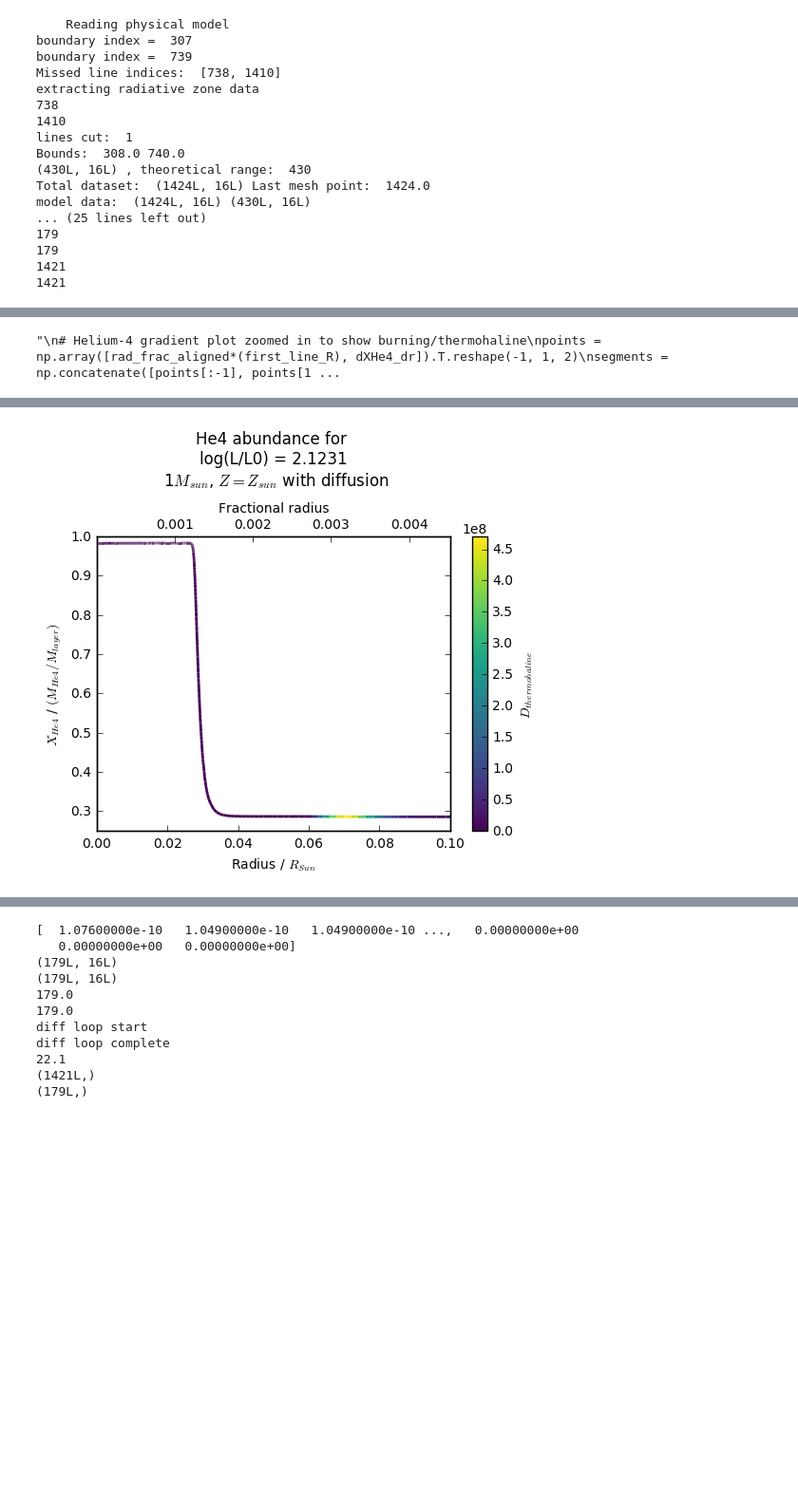
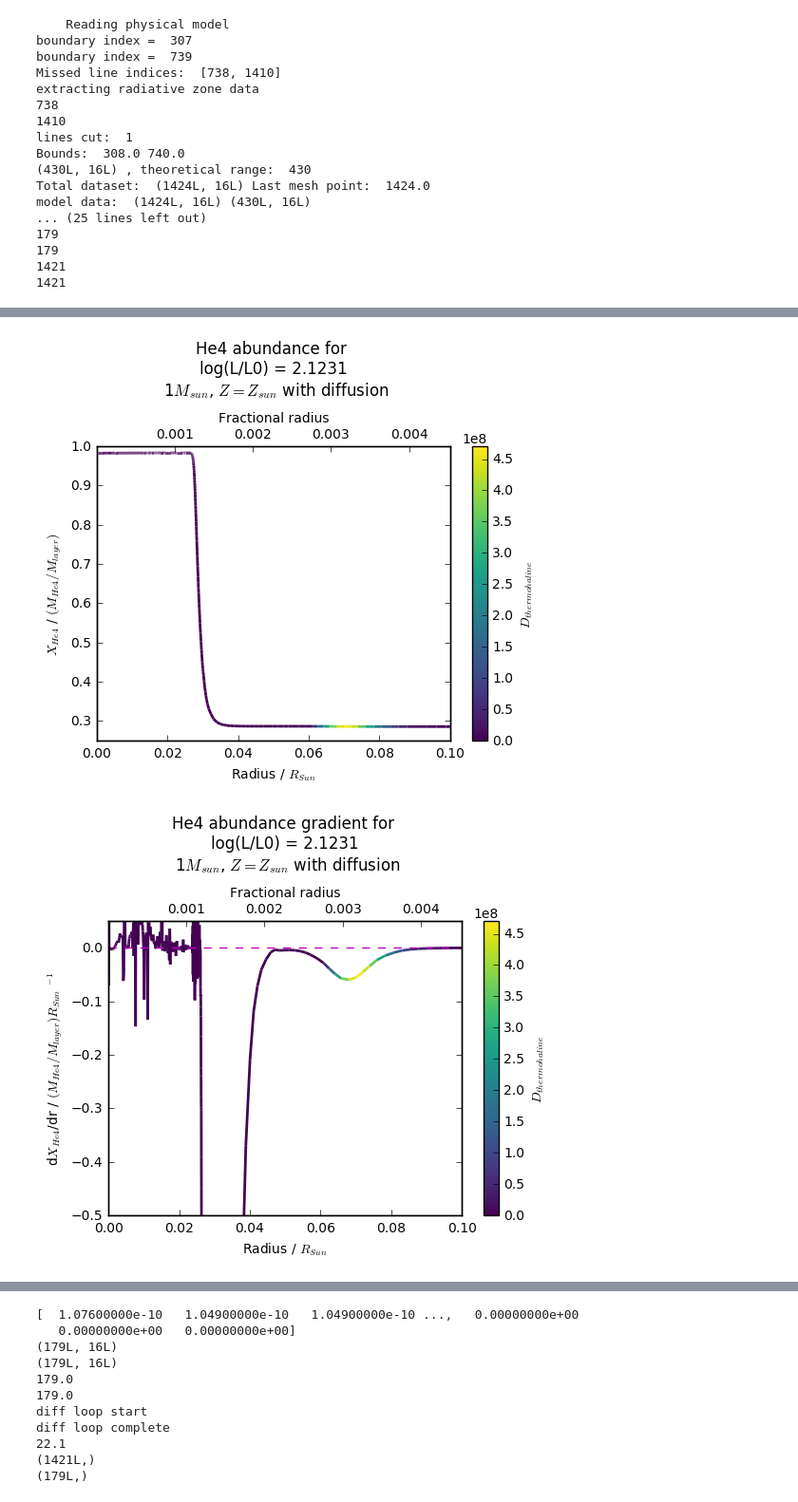
Before and after one commit to AlexlwAstro/phd_work, a Jupyter notebook: franec_stampe_plots.ipynb, the cells around one changed output, grey strips where cells are left out. Shown at 95% size. Saved outputs shown, nothing was run; the diff lists cells and outputs as text; code cells hidden in the pictures; blank space fills up the shorter version.

```diff
--- a/franec_stampe_plots.ipynb
+++ b/franec_stampe_plots.ipynb
@@ -523,8 +523,8 @@ stam_graf0.set_xlim([0, 0.1])
 stam_graf0.set_ylim([0.25, 1])
 #plt.show()
 stam_graf0.set_title('He4 abundance for \nlog(L/L0) = 2.1231\n 1$M_{sun}$, $Z=Z_{sun}$ with diffusion', y=1.15)
-fig.savefig('mu_test_data/mu_test_graphs/eq_logL=2.1231_He4_abundance.pdf', bbox_inches='tight')
-"""
+fig.savefig('mu_test_data/mu_test_graphs/eq_logL=2.1231_He4_abundance_Dthl_color.pdf', bbox_inches='tight')
+
 # Helium-4 gradient plot zoomed in to show burning/thermohaline
 points = np.array([rad_frac_aligned*(first_line_R), dXHe4_dr]).T.reshape(-1, 1, 2)
 segments = np.concatenate([points[:-1], points[1:]], axis=1)
@@ -552,39 +552,38 @@ stam_graf0.set_xlim([0, 0.1])
 stam_graf0.set_ylim([-0.5, 0.05])
 #plt.show()
 stam_graf0.set_title('He4 abundance gradient for \nlog(L/L0) = 2.1231\n 1$M_{sun}$, $Z=Z_{sun}$ with diffusion', y=1.15)
-fig.savefig('mu_test_data/mu_test_graphs/eq_logL=2.1231_He4_radius_gradient_burn_zoom.pdf', bbox_inches='tight')
+fig.savefig('mu_test_data/mu_test_graphs/eq_logL=2.1231_He4_radius_gradient_burn_zoom_color.pdf', bbox_inches='tight')
 
 # Nitrogen-14 abundance plot
 points = np.array([rad_frac_aligned*(first_line_R), N14_aligned]).T.reshape(-1, 1, 2)
 segments = np.concatenate([points[:-1], points[1:]], axis=1)
 
 fig, stam_graf0 = plt.subplots()
 #colormap stuff
 norm = plt.Normalize(D_therm.min(), D_therm.max())
 lc = LineCollection(segments, cmap='viridis', norm=norm)
 # Set the values used for colormapping
 lc.set_array(D_therm)
 lc.set_linewidth(2)
 line = stam_graf0.add_collection(lc)
 # add side color bar & label
 D_color_bar = fig.colorbar(line)
 D_color_bar.set_label('$D_{thermohaline}$')
 stam_graf0.set_xlabel('Radius / $R_{Sun}$')
 stam_graf0.set_ylabel('$X_{N14}$ / $(M_{N14}/M_{layer})$')
 #plt.legend(loc='upper left', bbox_to_anchor=(0.5, 0.5))
 
 #add fractional radius label to plot
 frac_x2 = stam_graf0.twiny()
 frac_x2.set_xlim(min(rfrac_eq),(0.1/first_line_R))
 frac_x2.set_xlabel('Fractional radius')
 stam_graf0.set_xlim([0, 0.1])
 stam_graf0.set_ylim([0, 0.012])
 #plt.show()
 stam_graf0.set_title('N14 abundance for log(L/L0) = 2.1231\n 1$M_{sun}$, $Z=Z_{sun}$ with diffusion', y=1.15)
 fig.savefig('mu_test_data/mu_test_graphs/eq_logL=2.1231_N14_abundance_Dthl_color.pdf', bbox_inches='tight')
-"""
 # %% [output]
-"\n# Helium-4 gradient plot zoomed in to show burning/thermohaline\npoints = np.array([rad_frac_aligned*(first_line_R), dXHe4_dr]).T.reshape(-1, 1, 2)\nsegments = np.concatenate([points[:-1], points[1 ...
 [figure]
 [figure]
 [figure]
+[figure, added]
```
Also changed, not shown: parts of 3 cells of this notebook, 21 other files.
